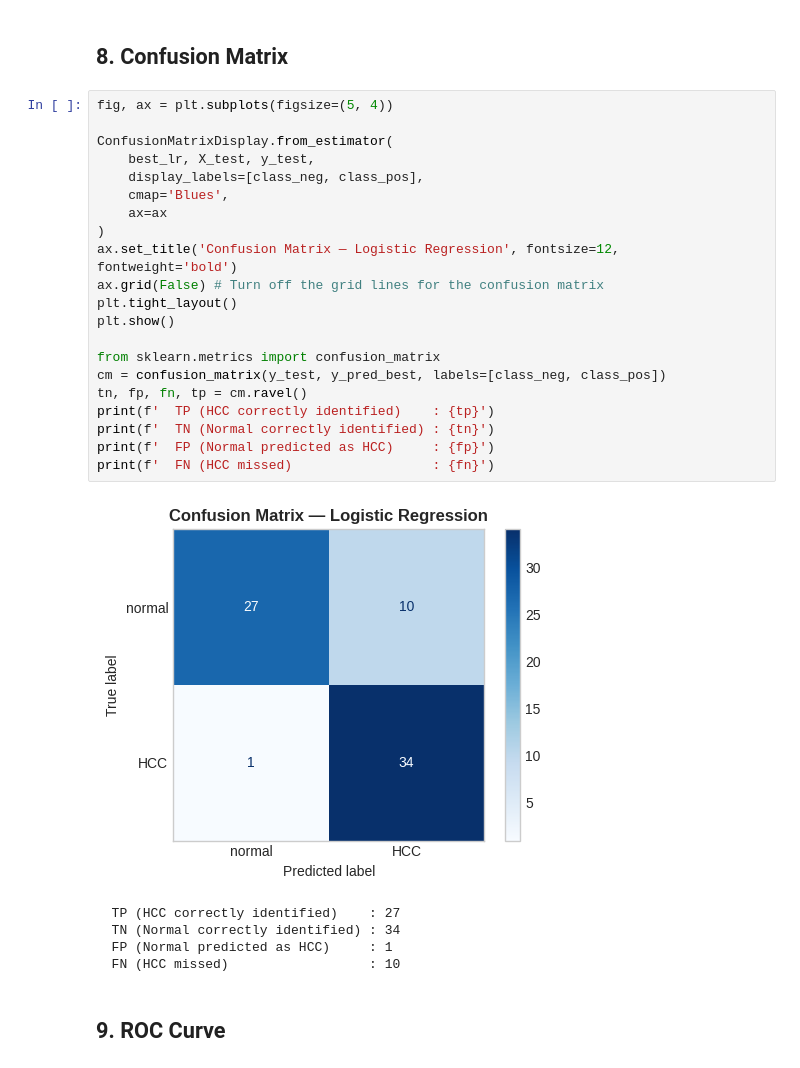
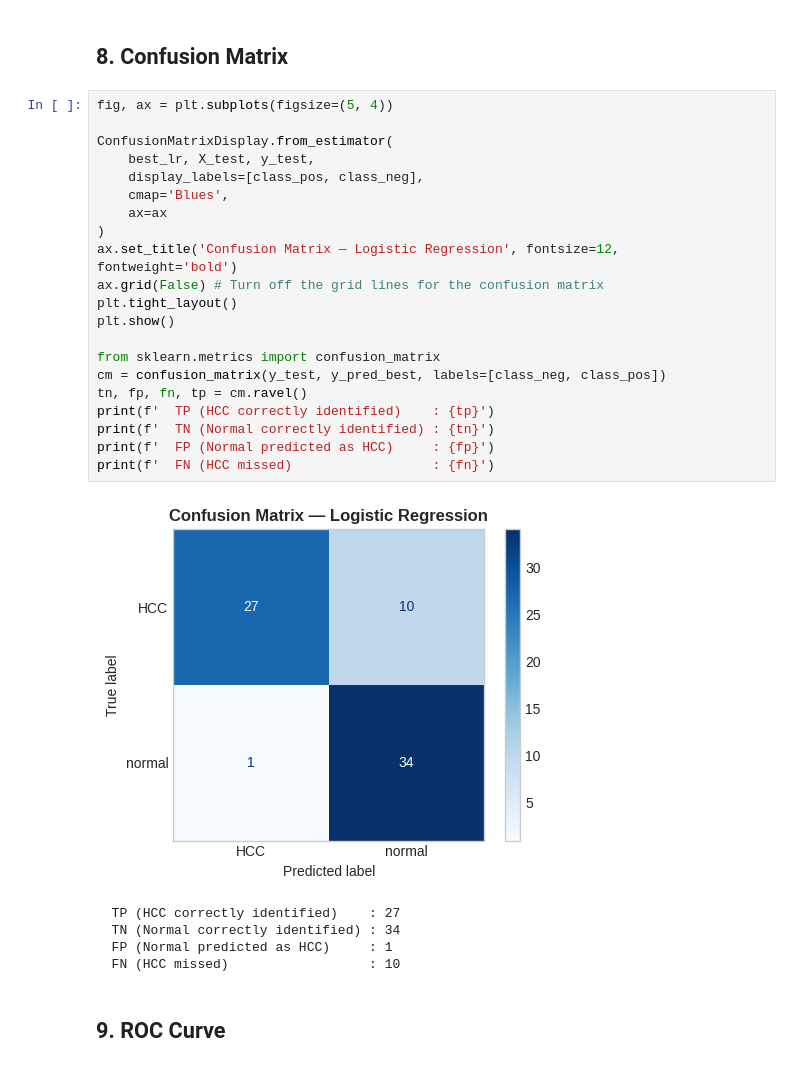
Before and after one commit to shiva-shivanibokka/Cumida-ML-Model, a Jupyter notebook: 03_logistic_regression.ipynb, the cells around one changed output. Drawn from its saved outputs; the diff is of its cells as text.

```diff
--- a/03_logistic_regression.ipynb
+++ b/03_logistic_regression.ipynb
@@ -219,26 +219,26 @@ weighted avg       0.87      0.85      0.85        72
 # %%
 fig, ax = plt.subplots(figsize=(5, 4))
 
 ConfusionMatrixDisplay.from_estimator(
     best_lr, X_test, y_test,
-    display_labels=[class_neg, class_pos],
+    display_labels=[class_pos, class_neg],
     cmap='Blues',
     ax=ax
 )
 ax.set_title('Confusion Matrix — Logistic Regression', fontsize=12, fontweight='bold')
 ax.grid(False) # Turn off the grid lines for the confusion matrix
 plt.tight_layout()
 plt.show()
 
 from sklearn.metrics import confusion_matrix
 cm = confusion_matrix(y_test, y_pred_best, labels=[class_neg, class_pos])
 tn, fp, fn, tp = cm.ravel()
 print(f'  TP (HCC correctly identified)    : {tp}')
 print(f'  TN (Normal correctly identified) : {tn}')
 print(f'  FP (Normal predicted as HCC)     : {fp}')
 print(f'  FN (HCC missed)                  : {fn}')
 # %% [output]
-[figure, old version]
+[figure, new version]
   TP (HCC correctly identified)    : 27
   TN (Normal correctly identified) : 34
   FP (Normal predicted as HCC)     : 1
```
Also changed, not shown: parts of 4 cells of this notebook, 1 other file.
